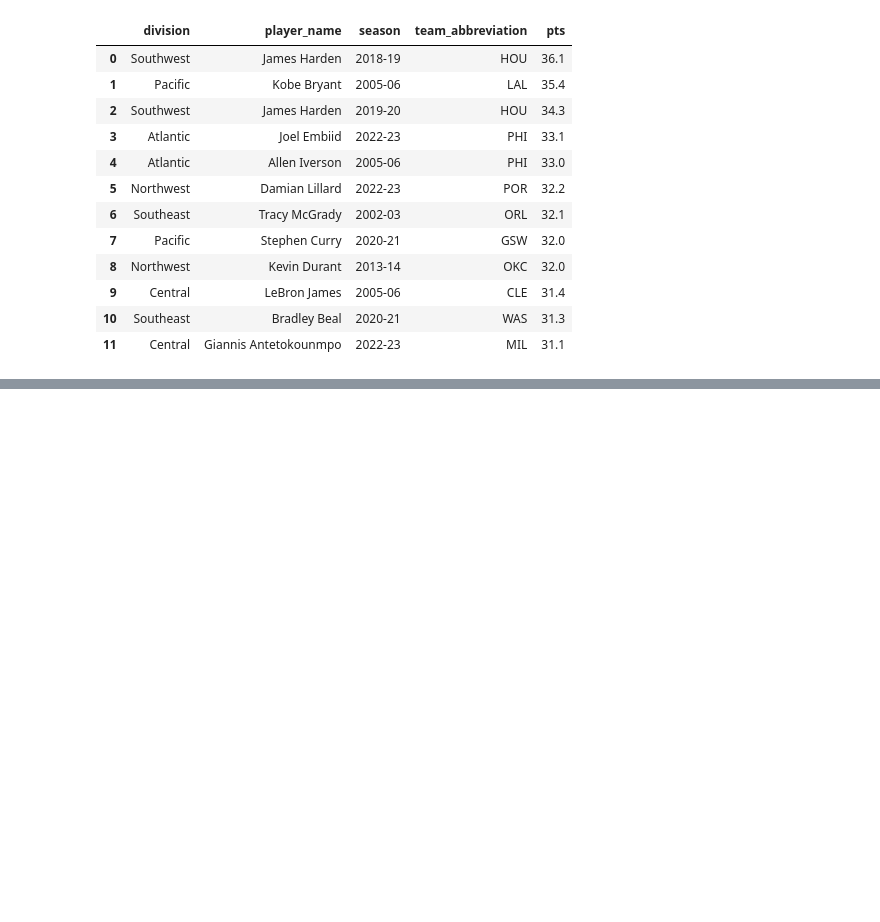
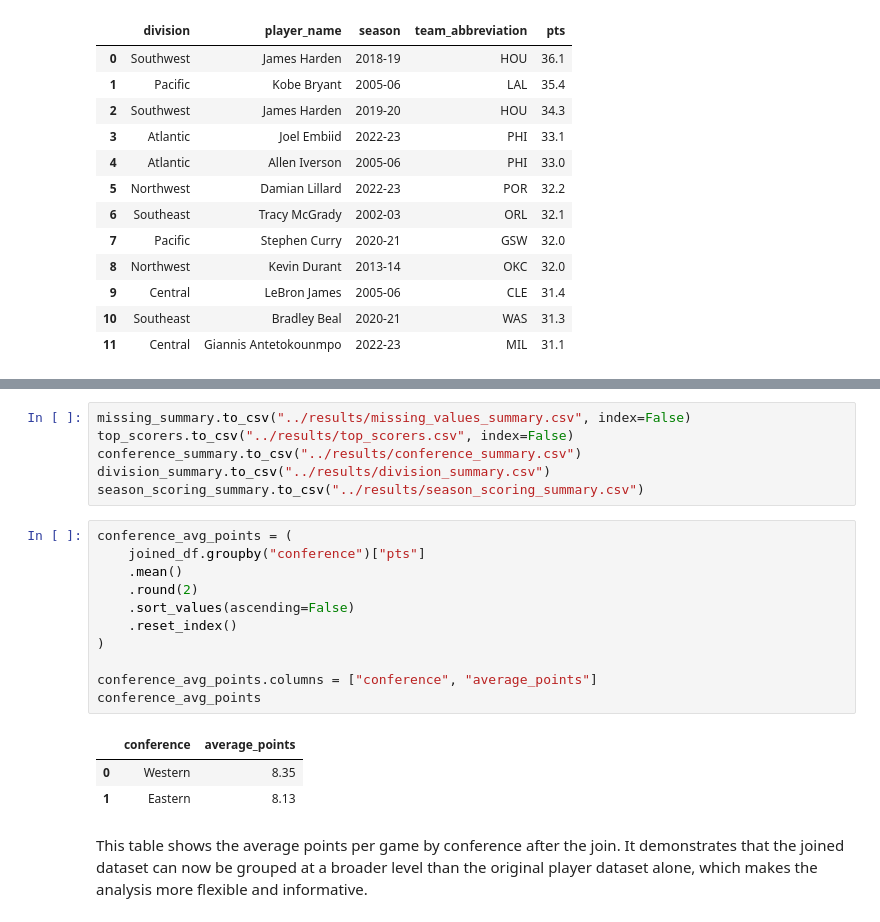
Before and after one commit to shaunylax-a11y/Project, a Jupyter notebook: analysis/Analysis.ipynb, the cells around one changed output, grey strips where cells are left out. Saved outputs shown, nothing was run; the diff lists cells and outputs as text; blank space fills up the shorter version.

```diff
--- a/analysis/Analysis.ipynb
+++ b/analysis/Analysis.ipynb
@@ -367,0 +426,23 @@ highest_scorer_by_division
+# %%
+missing_summary.to_csv("../results/missing_values_summary.csv", index=False)
+top_scorers.to_csv("../results/top_scorers.csv", index=False)
+conference_summary.to_csv("../results/conference_summary.csv")
+division_summary.to_csv("../results/division_summary.csv")
+season_scoring_summary.to_csv("../results/season_scoring_summary.csv")
+# %%
+conference_avg_points = (
+    joined_df.groupby("conference")["pts"]
+    .mean()
+    .round(2)
+    .sort_values(ascending=False)
+    .reset_index()
+)
+
+conference_avg_points.columns = ["conference", "average_points"]
+conference_avg_points
+# %% [output]
+|  | conference | average_points |
+| 0 | Western | 8.35 |
+| 1 | Eastern | 8.13 |
+# %% [markdown]
+This table shows the average points per game by conference after the join. It demonstrates that the joined dataset can now be grouped at a broader level than the original player dataset alone, which makes the analysis more flexible and informative.
```
Also changed, not shown: parts of 4 cells of this notebook, 10 other files.
